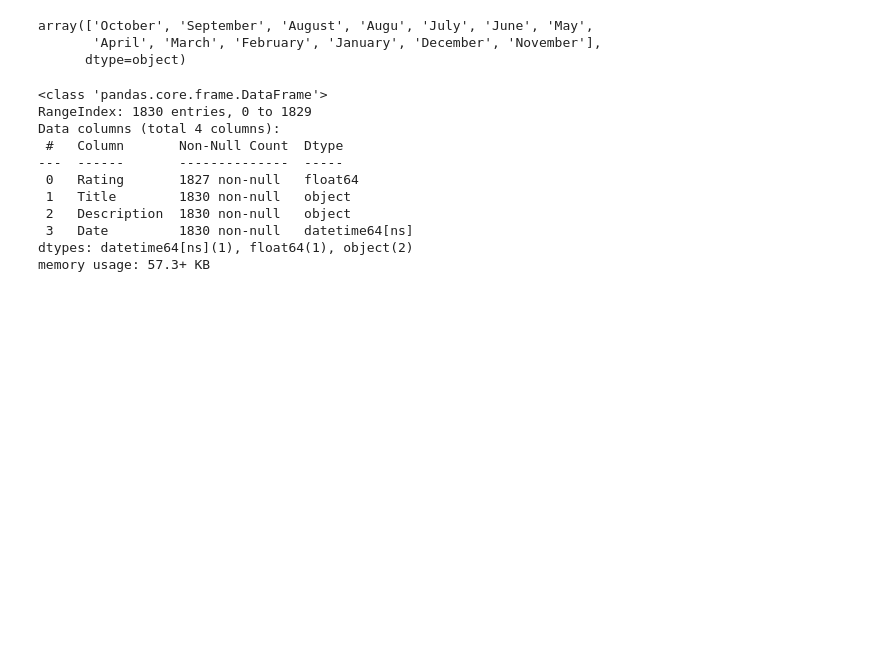
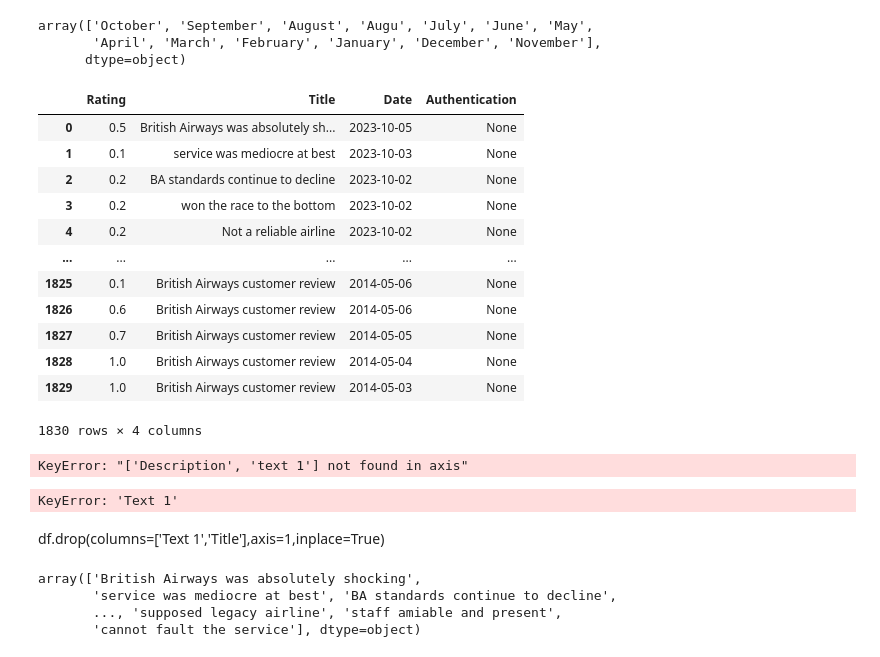
Before and after one commit to JOCRZ/BritishAirways-Intership, a Jupyter notebook: extraction.ipynb, the cells around one changed output. Drawn from its saved outputs; the diff is of its cells as text; code cells hidden in the pictures; blank space fills up the shorter version.

```diff
--- a/extraction.ipynb
+++ b/extraction.ipynb
@@ -211,10 +211,3 @@ df['Date'] = df['Date'].apply(date_extraction)
 df['Date'] = df['Date'].str.replace(r'(th|nd|rd|st)', '', regex=True)
 # %%
 from datetime import datetime
-# %%
-def date_convertion(string):
-    date_format = "%d %B %Y"
-    date = datetime.strptime(string,date_format)
-    return date
-
-df['Date'] = df['Date'].apply(date_convertion)
@@ -312,17 +310,60 @@ def convert_decimal(string):
 
 
 df['Rating'] = df['Rating'].apply(convert_decimal)
+# %%
+df['Title'] = df['Title'].str.replace('"', '')
+# %%
+split_df = df['Description'].str.split('|', n=1, expand=True)
+
+df['Authentication'] = split_df[0]
+df['text 1'] = split_df[1].fillna(df['Description'])
+# %%
+def replacing(string):
+
+    if string == 'Not Verified':
+        return string
+    if string == '✅ Trip Verified ':
+        return 'Verified'
+    if string == '❎ Not Verified ':
+        return 'Not Verified'
+    if string == '✅ Verified Review ':
+        return 'Verified'
+    if string == '❎ Unverified ':
+        return 'Verified'
+    else:
+        return None
+
+df['Authentication'] = df['Authentication'].apply(replacing)
 # %%
-df.info()
+df
 # %% [output]
+|  | Rating | Title | Date | Authentication |
+| 0 | 0.5 | British Airways was absolutely sh... | 2023-10-05 | None |
+| 1 | 0.1 | service was mediocre at best | 2023-10-03 | None |
+| 2 | 0.2 | BA standards continue to decline | 2023-10-02 | None |
+| 3 | 0.2 | won the race to the bottom | 2023-10-02 | None |
+| 4 | 0.2 | Not a reliable airline | 2023-10-02 | None |
+| ... | ... | ... | ... | ... |
+| 1825 | 0.1 | British Airways customer review | 2014-05-06 | None |
+| 1826 | 0.6 | British Airways customer review | 2014-05-06 | None |
+| 1827 | 0.7 | British Airways customer review | 2014-05-05 | None |
+| 1828 | 1.0 | British Airways customer review | 2014-05-04 | None |
+| 1829 | 1.0 | British Airways customer review | 2014-05-03 | None |
-<class 'pandas.core.frame.DataFrame'>
-RangeIndex: 1830 entries, 0 to 1829
-Data columns (total 4 columns):
- #   Column       Non-Null Count  Dtype
----  ------       --------------  -----
- 0   Rating       1827 non-null   float64
- 1   Title        1830 non-null   object
- 2   Description  1830 non-null   object
- 3   Date         1830 non-null   datetime64[ns]
-dtypes: datetime64[ns](1), float64(1), object(2)
-memory usage: 57.3+ KB
+1830 rows × 4 columns
+# %%
+df.drop(columns=['Description','text 1'],axis=1,inplace=True)
+# %% [output]
+KeyError: "['Description', 'text 1'] not found in axis"
+# %%
+df['Description'] = df['Title'].str.cat(df['Text 1'], sep=' ')
+# %% [output]
+KeyError: 'Text 1'
+# %% [markdown]
+df.drop(columns=['Text 1','Title'],axis=1,inplace=True)
+# %%
+df.Title.unique()
+# %% [output]
+array(['British Airways was absolutely shocking',
+       'service was mediocre at best', 'BA standards continue to decline',
+       ..., 'supposed legacy airline', 'staff amiable and present',
+       'cannot fault the service'], dtype=object)
```
Also changed, not shown: parts of 4 cells of this notebook.
